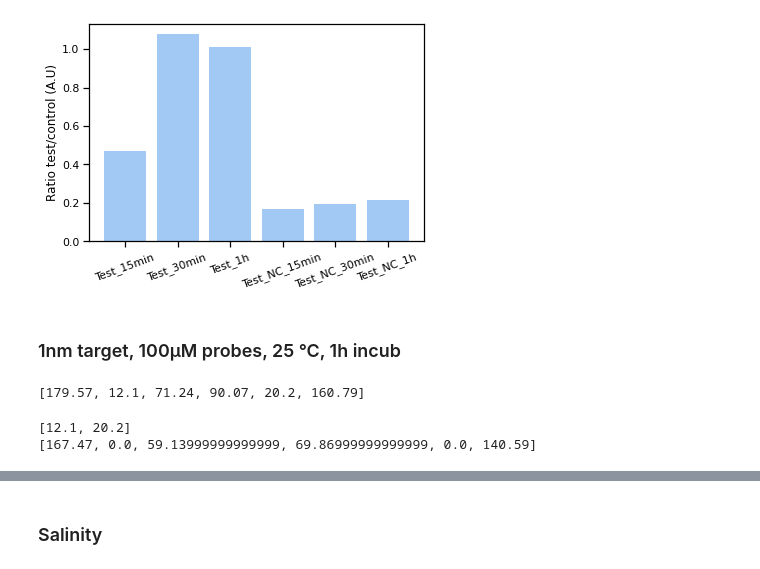
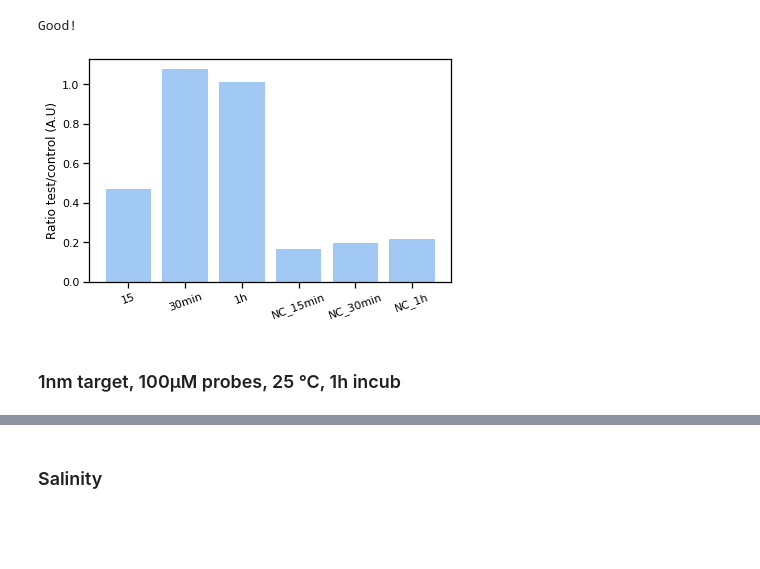
Before and after one commit to NessLfy/iGEM, a Jupyter notebook: scripts/quantification_paper_test.ipynb, the cells around one changed output, grey strips where cells are left out. Saved outputs shown, nothing was run; the diff lists cells and outputs as text; code cells hidden in the pictures; blank space fills up the shorter version.

```diff
--- a/scripts/quantification_paper_test.ipynb
+++ b/scripts/quantification_paper_test.ipynb
@@ -80,23 +15,0 @@ print(intensity)
-# %%
-plt.figure(figsize=(10,5))
-
-'''
-
-# make the plot white
-
-params = {"ytick.color" : "w",
-          "xtick.color" : "w",
-          "axes.labelcolor" : "w",
-          "axes.edgecolor" : "w"}
-plt.rcParams.update(params)
-
-'''
-names = ['Control_15min','Test_15min','Control_30min','Test_30min','Control_1h',
-            'Test_1h','Control_NC_15min','Test_NC_15min','Control_NC_30min','Test_NC_30min','Control_NC_1h','Test_NC_1h']
-intensity = [i for i in intensity if i != 0]
-sns.barplot([i for i in range(len(intensity))],intensity)
-plt.xticks([i for i in range(len(intensity))],names,rotation=20)
-plt.ylabel('Intensity (A.U)')
-plt.tight_layout()
-#plt.savefig('Incubation_time_w.png',dpi=300, transparent=True)
-plt.show()
@@ -155,48 +16,7 @@ plt.show()
-# %%
-ratio = [test[i]/control[i] for i in range(len(test))]
-
-sns.set_context("notebook")
-sns.set_palette("pastel")
-
-plt.bar([i for i in range(len(test))],ratio)
-plt.xticks([i for i in range(len(test))],[i for i in names if 'Test_' in i],rotation=20)
-plt.ylabel("Ratio test/control (A.U)")
-plt.savefig("../images/Ratio_intensity_b.png",dpi=300)
-plt.show()
-# %% [output]
-[figure, removed]
+# %%
+qp.quantif("../results/paper_test/resultspt_2.csv",['15','30min','1h','NC_15min','NC_30min','NC_1h'])
+# %% [output]
+Good!
+[figure, added]
 # %% [markdown]
 ### 1nm target, 100µM probes, 25 °C, 1h incub
-# %%
-results = pd.read_csv("../results/paper_test/Results_pt3.csv")
-intensity = list(results.Mean)
-print(intensity)
-# %% [output]
-[179.57, 12.1, 71.24, 90.07, 20.2, 160.79]
-# %%
-bck = []
-counter = 0
-for i in range(len(intensity)):
-    if counter == 3:
-        counter = 0
-        bck.append(intensity[i-2])
-    counter+=1
-
-bck.append(intensity[-2])
-print(bck)
-
-counter = 1
-pos = 0
-for i in range(len(intensity)):
-    if counter == 3:
-        counter = 0
-        intensity[i]= intensity[i]-bck[pos]
-        pos += 1
-    else:
-        intensity[i]= intensity[i]-bck[pos]
-    counter +=1
-
-print(intensity)
-# %% [output]
-[12.1, 20.2]
-[167.47, 0.0, 59.13999999999999, 69.86999999999999, 0.0, 140.59]
```
Also changed, not shown: parts of 41 cells of this notebook, 7 other files.
